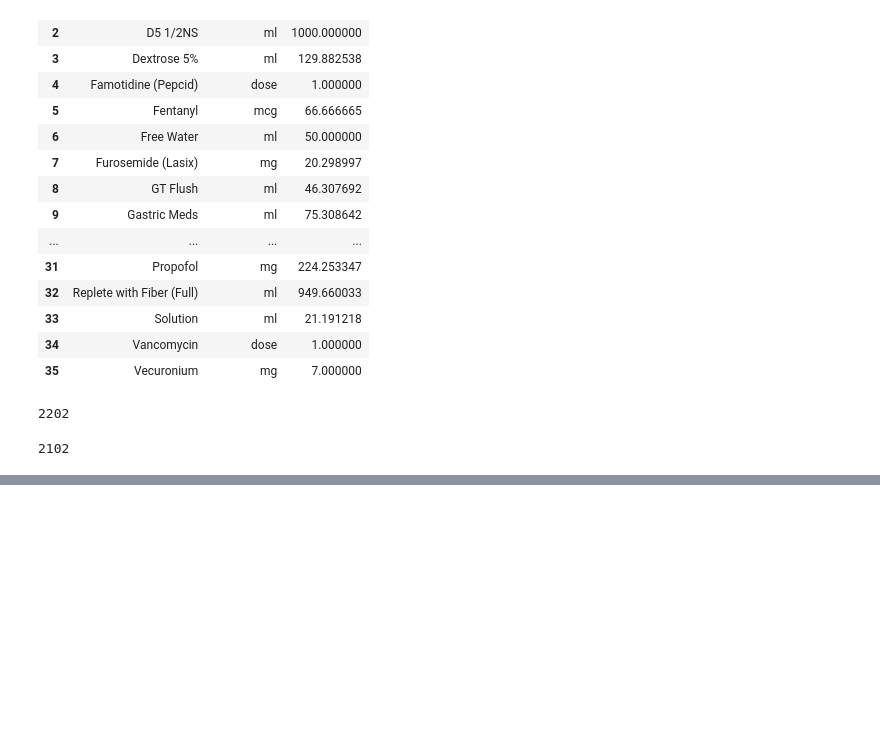
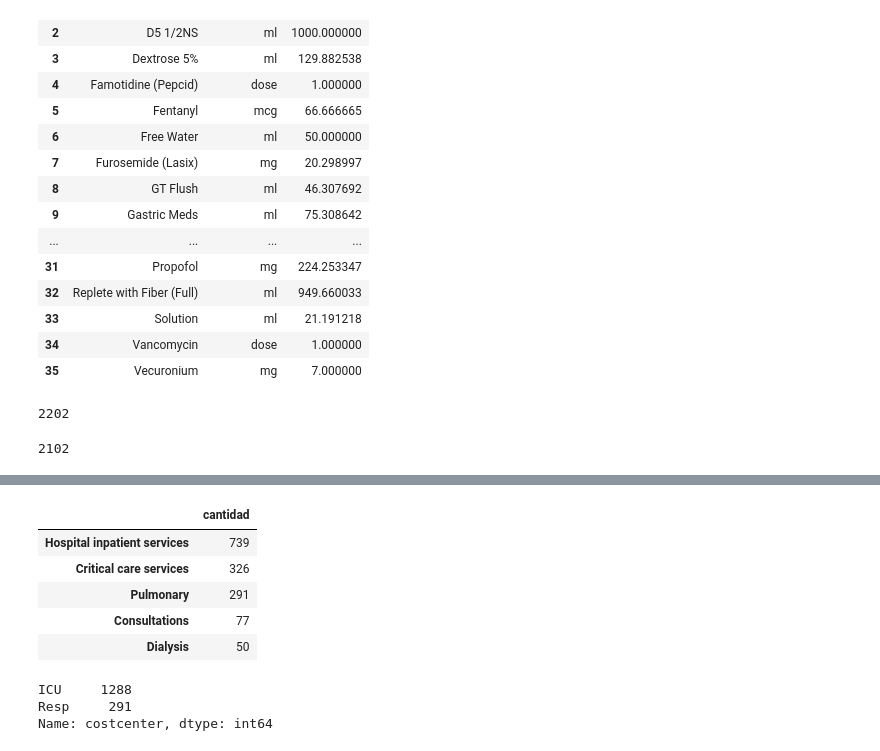
Before and after one commit to LuisM18/PF_Henry_UCI, a Jupyter notebook: auxiliar.ipynb, the cells around one changed output, grey strips where cells are left out. Cells and saved outputs as stored; diff of their text form; code cells hidden in the pictures; blank space fills up the shorter version.

Commit message:
añadiendo LOAD_DATA

```diff
--- a/auxiliar.ipynb
+++ b/auxiliar.ipynb
@@ -730,0 +742,5 @@ pd.unique(inpute['start_year']).min()
+# %%
+#
+cptevents['subsectionheader'].dropna(inplace=True)
+data_cptevents = cptevents['subsectionheader'].value_counts()
+data_cptevents = pd.DataFrame(data_cptevents)
@@ -730,0 +779,18 @@ pd.unique(inpute['start_year']).min()
+# %%
+#Procedimientos mas repetidos
+data_cptevents.rename(columns= {"subsectionheader": "Cantidad"}, inplace=True)
+data_cptevents.head(5)
+# %% [output]
+|  | cantidad |
+| Hospital inpatient services | 739 |
+| Critical care services | 326 |
+| Pulmonary | 291 |
+| Consultations | 77 |
+| Dialysis | 50 |
+# %%
+#Centro de coste que facturó
+cptevents['costcenter'].value_counts()
+# %% [output]
+ICU     1288
+Resp     291
+Name: costcenter, dtype: int64
```
Also changed, not shown: parts of 4 cells of this notebook, 1 other file.
